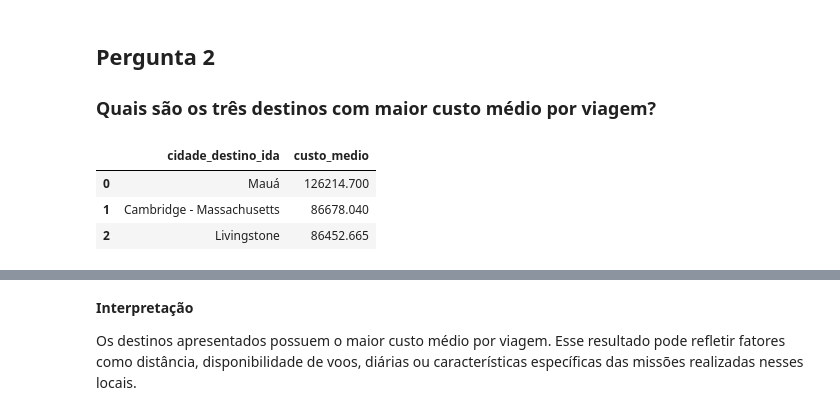
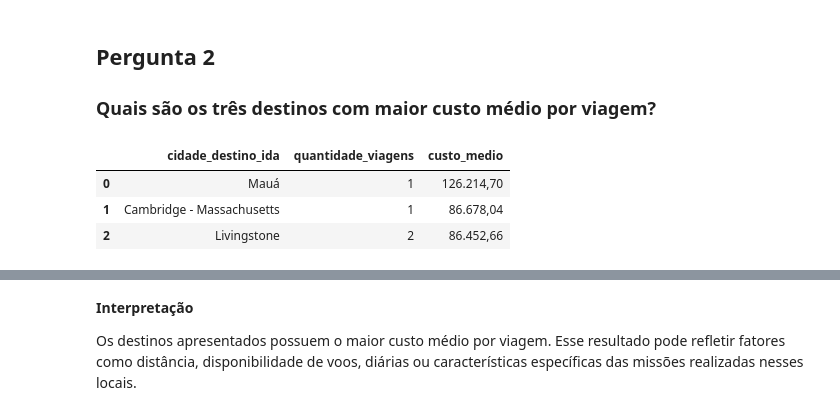
Before and after one commit to jpauleti/projeto_transparencia_JeanPauleti_T2, a Jupyter notebook: codigos/3_analise.ipynb, the cells around one changed output, grey strips where cells are left out. Drawn from its saved outputs; the diff is of its cells as text; code cells hidden in the pictures.

```diff
--- a/codigos/3_analise.ipynb
+++ b/codigos/3_analise.ipynb
@@ -22,6 +22,12 @@ O trabalho segue a Arquitetura Medallion:
 import pandas as pd
 import matplotlib.pyplot as plt
 import banco
+
+# Ajustes de exibição
+pd.set_option(
+    "display.float_format",
+    lambda valor: f"{valor:,.2f}".replace(",", "X").replace(".", ",").replace("X", ".")
+)
 # %%
 conexao = banco.conectar()
 
@@ -260,24 +314,34 @@ Observa-se que poucos órgãos concentram a maior parte das despesas com viagens
 ### Quais são os três destinos com maior custo médio por viagem?
 # %%
 SQL_DESTINOS = """
+WITH viagens_por_destino AS (
+    SELECT DISTINCT
+        p.id_viagem,
+        p.cidade_destino_ida,
+        v.valor_total
+    FROM silver_passagem AS p
+    INNER JOIN silver_viagem AS v
+        ON p.id_viagem = v.id_viagem
+    WHERE p.cidade_destino_ida IS NOT NULL
+      AND TRIM(p.cidade_destino_ida) <> ''
+      AND v.valor_total IS NOT NULL
+)
+
 SELECT
-    p.cidade_destino_ida,
-    AVG(v.valor_total) AS custo_medio
-FROM silver_passagem AS p
-INNER JOIN silver_viagem AS v
-    ON p.id_viagem = v.id_viagem
-WHERE p.cidade_destino_ida IS NOT NULL
-  AND TRIM(p.cidade_destino_ida) <> ''
-GROUP BY p.cidade_destino_ida
+    cidade_destino_ida,
+    COUNT(*) AS quantidade_viagens,
+    AVG(valor_total) AS custo_medio
+FROM viagens_por_destino
+GROUP BY cidade_destino_ida
 ORDER BY custo_medio DESC
 LIMIT 3
 """
 
 destinos = consultar(SQL_DESTINOS)
 destinos
 # %% [output]
-|  | cidade_destino_ida | custo_medio |
-| 0 | Mauá | 126214.700 |
-| 1 | Cambridge - Massachusetts | 86678.040 |
-| 2 | Livingstone | 86452.665 |
+|  | cidade_destino_ida | quantidade_viagens | custo_medio |
+| 0 | Mauá | 1 | 126.214,70 |
+| 1 | Cambridge - Massachusetts | 1 | 86.678,04 |
+| 2 | Livingstone | 2 | 86.452,66 |
 # %%
```
Also changed, not shown: parts of 26 cells of this notebook.
